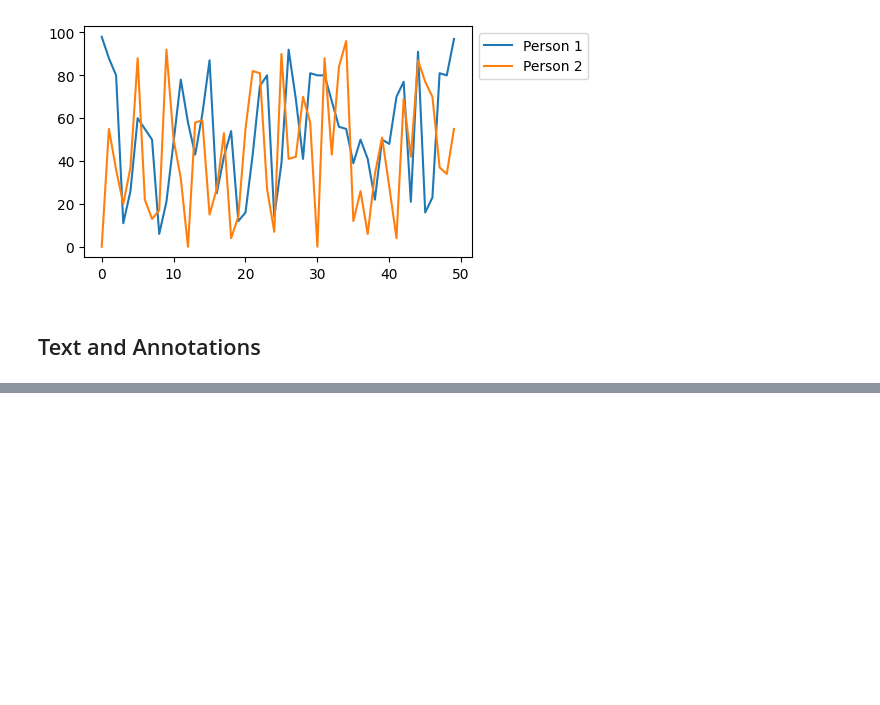
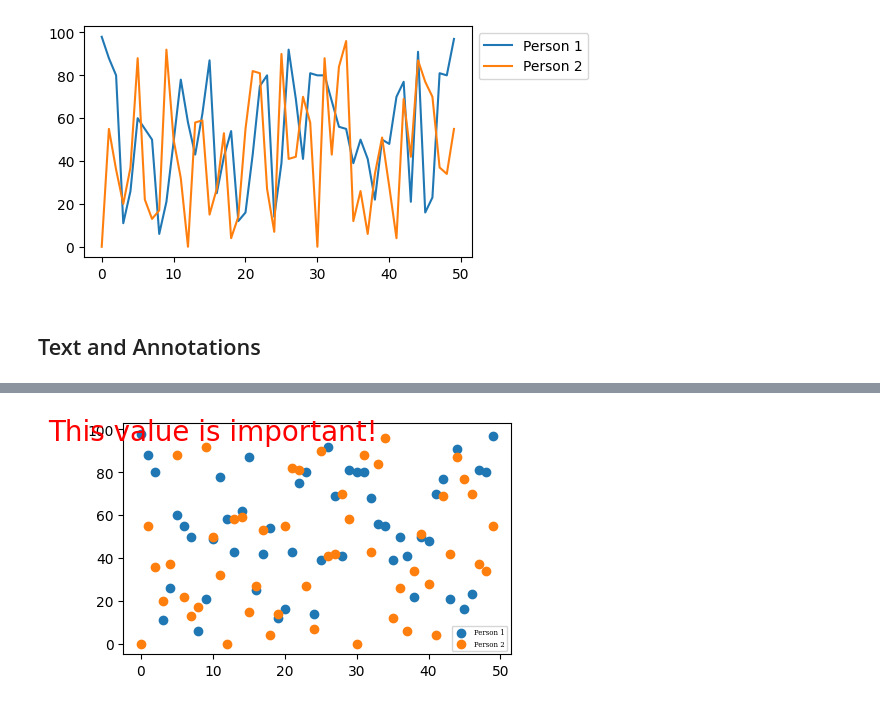
Before and after one commit to yuying-fan/visualization, a Jupyter notebook: 02_activities/assignments/participation/participation_assignment1_Class2&3.ipynb, the cells around one changed output, grey strips where cells are left out. Cells and saved outputs as stored; diff of their text form; code cells hidden in the pictures; blank space fills up the shorter version.

```diff
--- a/02_activities/assignments/participation/participation_assignment1_Class2&3.ipynb
+++ b/02_activities/assignments/participation/participation_assignment1_Class2&3.ipynb
@@ -60,0 +71,15 @@ fig.show()
+# %%
+# Modifying text annotations:
+fig, ax = plt.subplots(figsize=(5, 3))
+ax.scatter(x,y1, label = "Person 1")
+ax.scatter(x,y2, label = "Person 2")
+ax.legend(loc='lower right',
+	prop={"family":"serif"
+	,"size":5}) ##need dictionary to specify font type and size
+ax.text(10, 95, "This value is important!",
+	ha='center', ##horizontal alignment of text
+	color = 'red', ##modify text colour
+	size = 20) ##modify font size
+fig.show()
+# %% [output]
+[figure, added]
```
Also changed, not shown: parts of 13 cells of this notebook.
